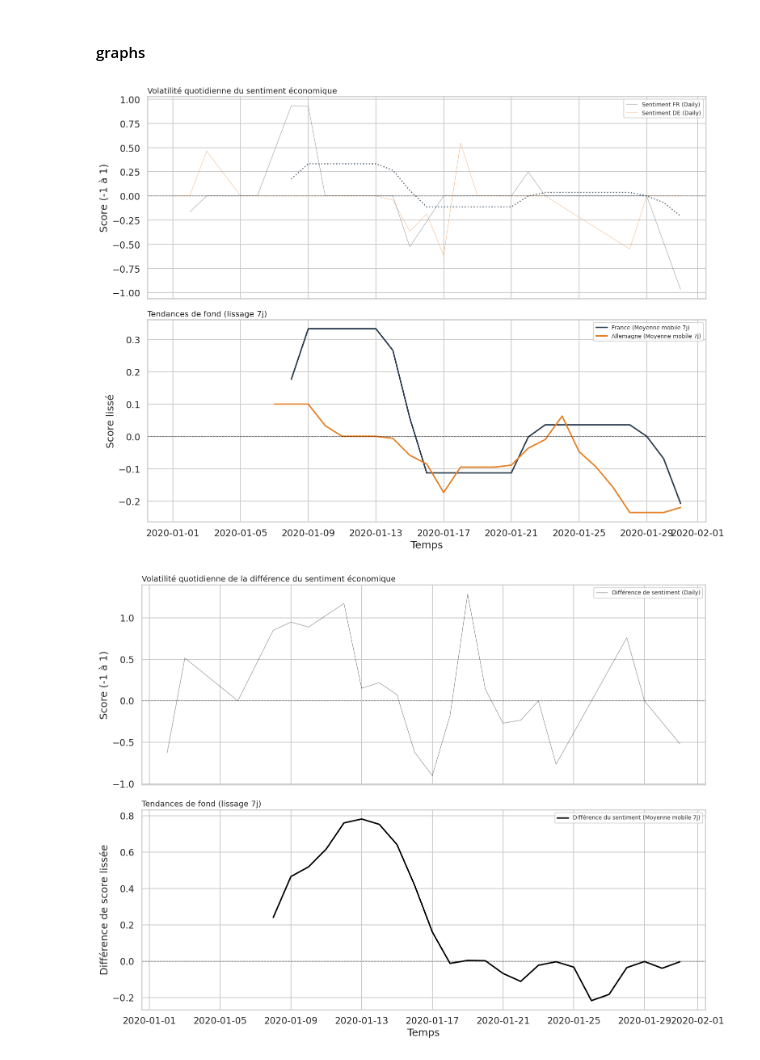
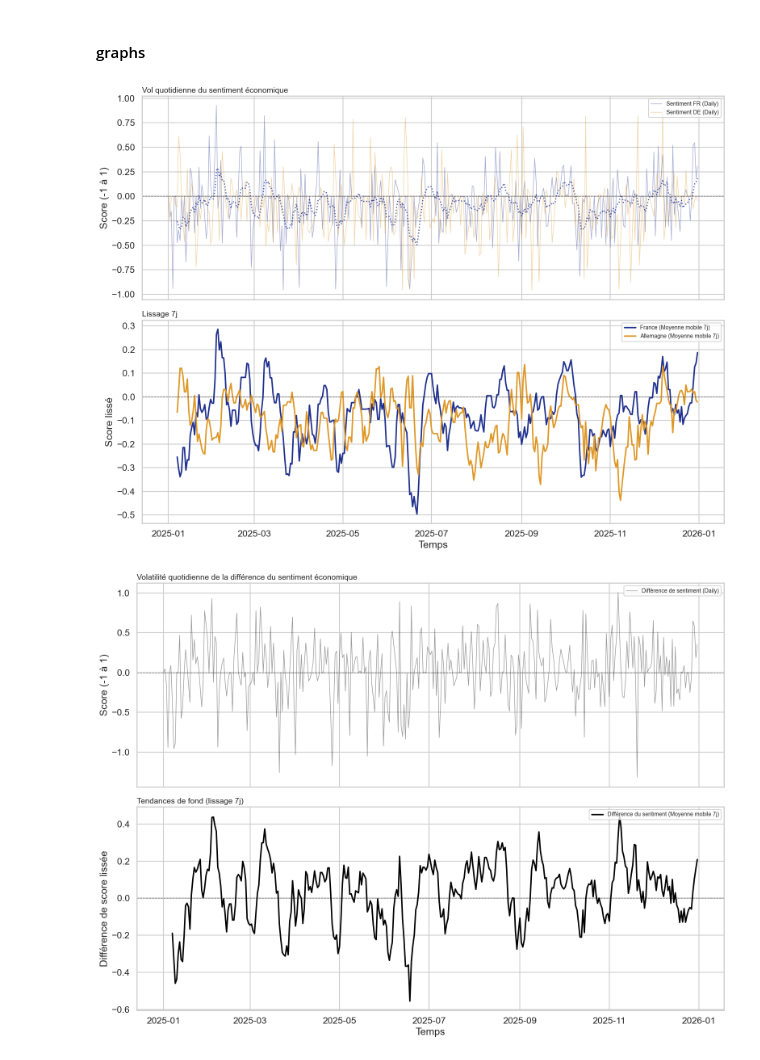
Before and after one commit to elyanrgn/Nowcasting_ENSAE, a Jupyter notebook: sentiment_viz.ipynb, the cells around one changed output. Cells and saved outputs as stored; diff of their text form; code cells hidden in the pictures.

```diff
--- a/sentiment_viz.ipynb
+++ b/sentiment_viz.ipynb
@@ -59,17 +59,17 @@ import matplotlib.pyplot as plt
 import seaborn as sns
 import os
 
-DATA_DIR = "data"
-INPUT_FILE = "aggregated_daily_finbert_test.csv"
+DATA_DIR = "data/raw"
+INPUT_FILE = "aggregated_daily_finbert.csv"
 path = os.path.join(DATA_DIR, INPUT_FILE)
 df = pd.read_csv(path, index_col=0, parse_dates=True)
 
     # --- DATES À DÉFINIR ICI ---
     # Pour zoomer, remplace par : pd.Timestamp("2022-01-01")
-#START_DATE = df.index.min()
-#END_DATE = df.index.max()
-START_DATE = pd.Timestamp("2020-01-01")
-END_DATE = pd.Timestamp("2020-01-31")
+START_DATE = df.index.min()
+END_DATE = df.index.max()
+# START_DATE = pd.Timestamp("2020-01-01")
+# END_DATE = pd.Timestamp("2020-01-31")
 
 mask = (df.index >= START_DATE) & (df.index <= END_DATE)
 plot_df = df.loc[mask]
@@ -81,56 +81,56 @@ sns.set_theme(style="whitegrid", context="talk") # Style "Papier de recherche"
 fig, (ax1, ax2) = plt.subplots(2, 1, figsize=(16, 12), sharex=True)
 
     # COULEURS (Palette académique)
-col_fr = '#2c3e50'  # Bleu sombre (France)
-col_de = '#e67e22'  # Orange (Allemagne)
+col_fr = "#1e2f8e"  # Bleu sombre (France)
+col_de = "#de9725"  # Orange (Allemagne)
 
     # --- GRAPHIQUE 1 : Sentiment Journalier (Volatil) ---
 ax1.plot(plot_df.index, plot_df['sent_fr'], color=col_fr, alpha=0.4, linewidth=1, label='Sentiment FR (Daily)')
 ax1.plot(plot_df.index, plot_df['sent_de'], color=col_de, alpha=0.4, linewidth=1, label='Sentiment DE (Daily)')
-ax1.set_title("Volatilité quotidienne du sentiment économique", fontsize=14, loc='left')
+ax1.set_title("Vol quotidienne du sentiment économique", fontsize=14, loc='left')
 ax1.set_ylabel("Score (-1 à 1)")
 ax1.axhline(0, color='black', linewidth=1, linestyle='--', alpha=0.5)
 ax1.legend(loc='upper right', frameon=True, fontsize=10)
 
     # --- GRAPHIQUE 2 : Tendance Hebdomadaire (MA7 - Signal Macro) ---
     # C'est ce signal que ton modèle économétrique va probablement utiliser
 if 'sent_fr_ma7' in plot_df.columns:
     ax1.plot(plot_df.index, plot_df['sent_fr_ma7'], color=col_fr, linewidth=2, linestyle=':', alpha=0.8, label='_nolegend_') # Juste pour guider l'oeil sur le graph 1
 
     ax2.plot(plot_df.index, plot_df['sent_fr_ma7'], color=col_fr, linewidth=2.5, label='France (Moyenne mobile 7j)')
     ax2.plot(plot_df.index, plot_df['sent_de_ma7'], color=col_de, linewidth=2.5, label='Allemagne (Moyenne mobile 7j)')
 
-    ax2.set_title("Tendances de fond (lissage 7j)", fontsize=14, loc='left')
+    ax2.set_title("Lissage 7j", fontsize=14, loc='left')
     ax2.set_ylabel("Score lissé")
     ax2.set_xlabel("Temps")
     ax2.axhline(0, color='black', linewidth=1, linestyle='--', alpha=0.5)
 
     # Ajout des zones de crise (Optionnel, pour l'habillage)
     # Tu pourras ajouter tes propres axvspan pour marquer le début du Covid ou de l'Ukraine
 
     ax2.legend(loc='upper right', frameon=True, fontsize=10)
 
     plt.tight_layout()
     plt.show()
 # %% [output]
-[figure, old version]
+[figure, new version]
 # %%
 import pandas as pd
 import matplotlib.pyplot as plt
 import seaborn as sns
 import os
 
-DATA_DIR = "data"
-INPUT_FILE = "daily_sentiment_aligned.csv"
+DATA_DIR = "data/raw"
+INPUT_FILE = "aggregated_daily_finbert.csv"
 path = os.path.join(DATA_DIR, INPUT_FILE)
 df = pd.read_csv(path, index_col=0, parse_dates=True)
 
     # --- DATES À DÉFINIR ICI ---
     # Pour zoomer, remplace par : pd.Timestamp("2022-01-01")
-#START_DATE = df.index.min()
-#END_DATE = df.index.max()
-START_DATE = pd.Timestamp("2020-01-01")
-END_DATE = pd.Timestamp("2020-01-31")
+START_DATE = df.index.min()
+END_DATE = df.index.max()
+# START_DATE = pd.Timestamp("2020-01-01")
+# END_DATE = pd.Timestamp("2020-01-31")
 
 mask = (df.index >= START_DATE) & (df.index <= END_DATE)
 plot_df = df.loc[mask]
@@ -165,4 +165,4 @@ if 'diff_ma7' in plot_df.columns:
     plt.tight_layout()
     plt.show()
 # %% [output]
-[figure, old version]
+[figure, new version]
```
Also changed, not shown: parts of 2 cells of this notebook, 7 other files.
